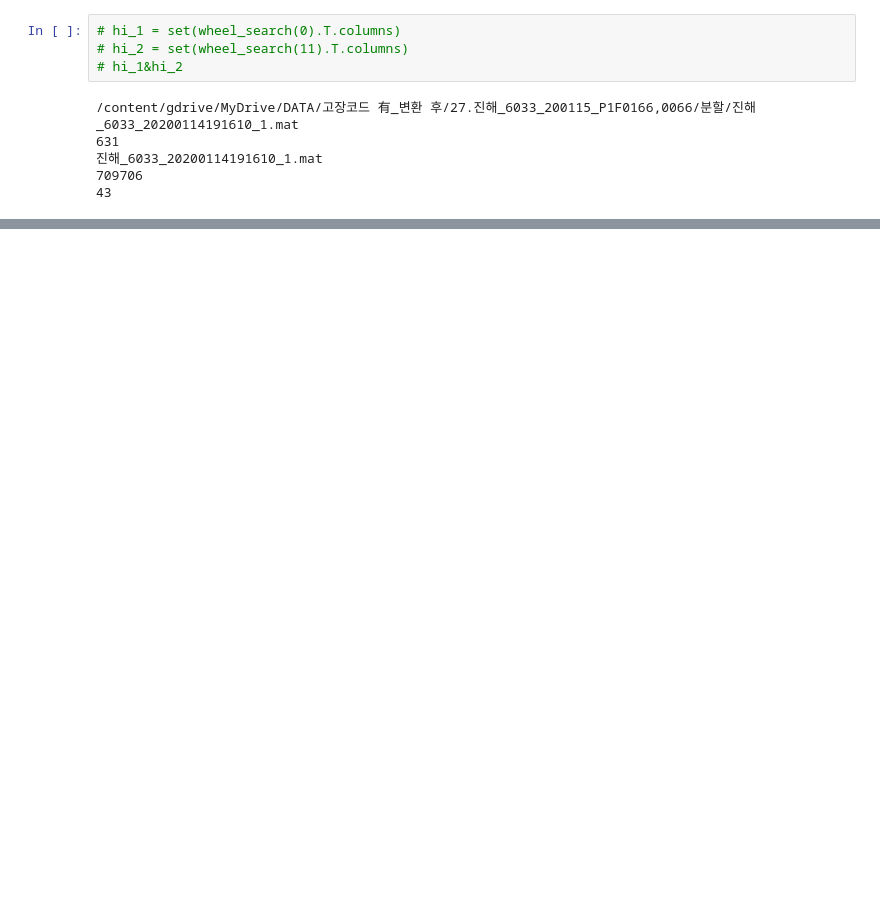
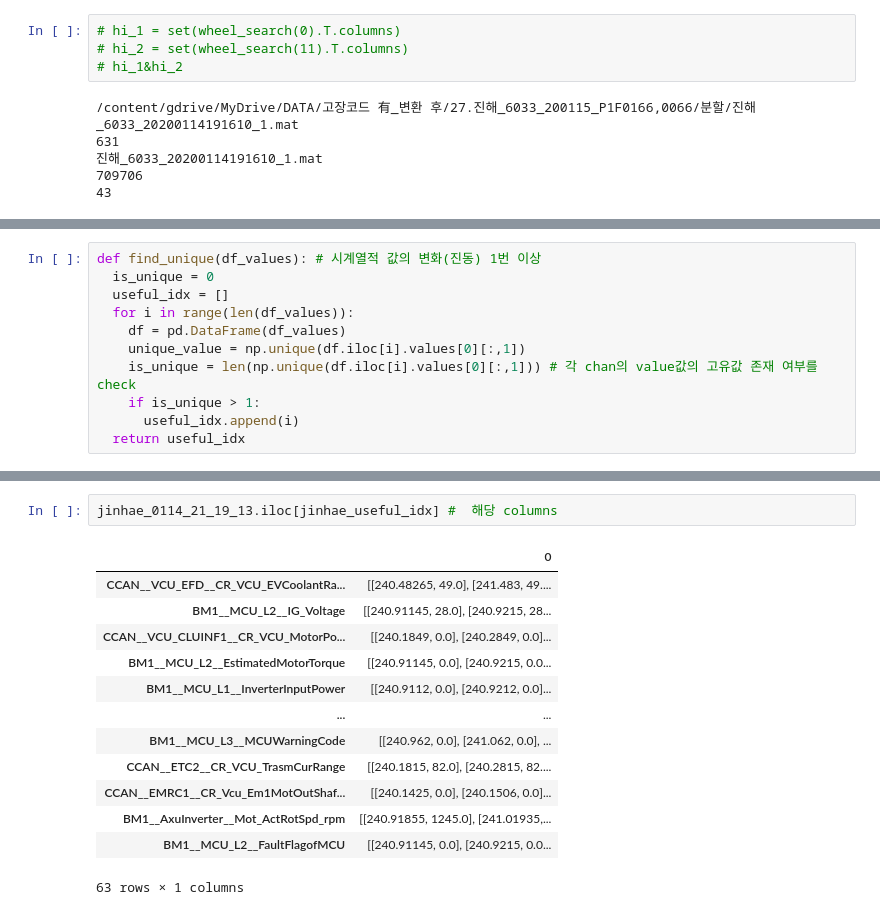
Before and after one commit to HWANG-HOE-SUN/Univ.Project, a Jupyter notebook: 진해Data.ipynb, the cells around one changed output, grey strips where cells are left out. Cells and saved outputs as stored; diff of their text form; blank space fills up the shorter version.

```diff
--- a/진해Data.ipynb
+++ b/진해Data.ipynb
@@ -549,0 +392,11 @@ pd.DataFrame(matfile13).T[0].iloc[2][-1][0]
+# %%
+def find_unique(df_values): # 시계열적 값의 변화(진동) 1번 이상
+  is_unique = 0
+  useful_idx = []
+  for i in range(len(df_values)):
+    df = pd.DataFrame(df_values)
+    unique_value = np.unique(df.iloc[i].values[0][:,1])
+    is_unique = len(np.unique(df.iloc[i].values[0][:,1])) # 각 chan의 value값의 고유값 존재 여부를 check
+    if is_unique > 1:
+      useful_idx.append(i)
+  return useful_idx
@@ -549,0 +418,16 @@ pd.DataFrame(matfile13).T[0].iloc[2][-1][0]
+# %%
+jinhae_0114_21_19_13.iloc[jinhae_useful_idx] #  해당 columns
+# %% [output]
+|  | 0 |
+| CCAN__VCU_EFD__CR_VCU_EVCoolantRa... | [[240.48265, 49.0], [241.483, 49.... |
+| BM1__MCU_L2__IG_Voltage | [[240.91145, 28.0], [240.9215, 28... |
+| CCAN__VCU_CLUINF1__CR_VCU_MotorPo... | [[240.1849, 0.0], [240.2849, 0.0]... |
+| BM1__MCU_L2__EstimatedMotorTorque | [[240.91145, 0.0], [240.9215, 0.0... |
+| BM1__MCU_L1__InverterInputPower | [[240.9112, 0.0], [240.9212, 0.0]... |
+| ... | ... |
+| BM1__MCU_L3__MCUWarningCode | [[240.962, 0.0], [241.062, 0.0], ... |
+| CCAN__ETC2__CR_VCU_TrasmCurRange | [[240.1815, 82.0], [240.2815, 82.... |
+| CCAN__EMRC1__CR_Vcu_Em1MotOutShaf... | [[240.1425, 0.0], [240.1506, 0.0]... |
+| BM1__AxuInverter__Mot_ActRotSpd_rpm | [[240.91855, 1245.0], [241.01935,... |
+| BM1__MCU_L2__FaultFlagofMCU | [[240.91145, 0.0], [240.9215, 0.0... |
+63 rows × 1 columns
```
Also changed, not shown: parts of 68 cells of this notebook.
